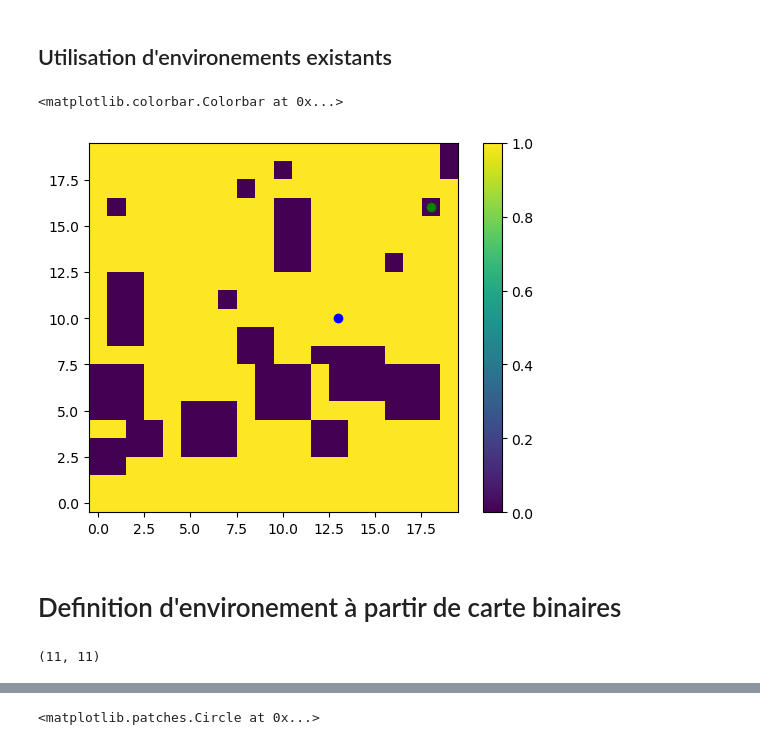
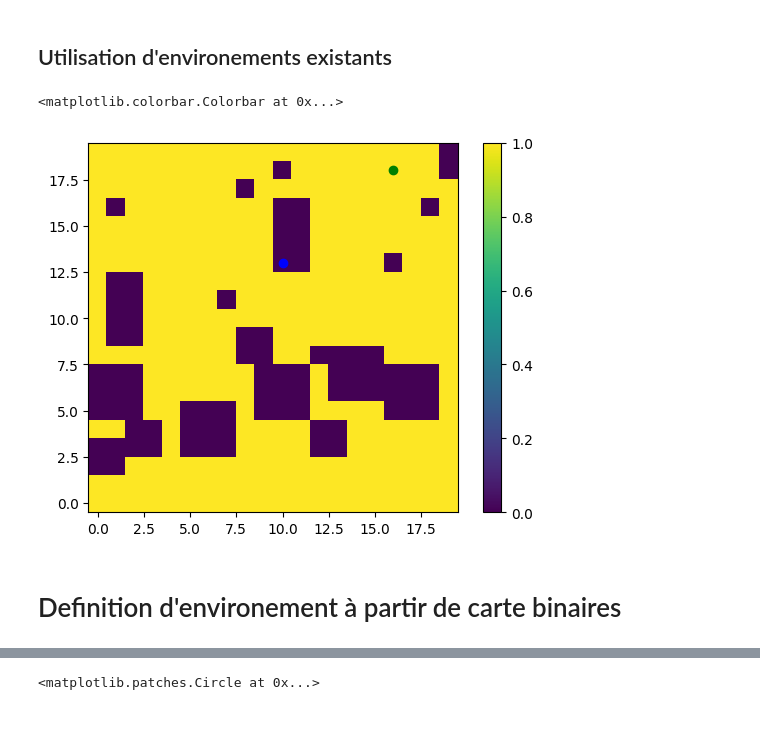
Before and after one commit to rcremese/snake-ai, a Jupyter notebook: digital_twin_paper.ipynb, the cells around one changed output, grey strips where cells are left out. Drawn from its saved outputs; the diff is of its cells as text; code cells hidden in the pictures.

```diff
--- a/digital_twin_paper.ipynb
+++ b/digital_twin_paper.ipynb
@@ -73,13 +78,13 @@ def apply_dirichlet_2D(A: sp.spmatrix, binary_map: np.ndarray):
 # %%
 env = RandomObstaclesEnv(pixel=1, nb_obs=20, max_obs_size=3)
 env.reset()
 plt.imshow(env._free_position_mask, origin='lower')
-plt.plot(env.goal.y, env.goal.x, 'go')
-plt.plot(env.agent.position.y, env.agent.position.x, 'bo')
+plt.plot(env.goal.x, env.goal.y, 'go')
+plt.plot(env.agent.position.x, env.agent.position.y, 'bo')
 plt.colorbar()
 # %% [output]
 <matplotlib.colorbar.Colorbar at 0x...>
-[figure, old version]
+[figure, new version]
 # %% [markdown]
 # Definition d'environement à partir de carte binaires
 # %%
@@ -97,5 +102,4 @@ binary_map = np.array([
     [0, 0,0,0,0,0,0,0,0,0, 0],
 ])
 binary_map.shape
+x_max, y_max = binary_map.shape
-# %% [output]
-(11, 11)
```
Also changed, not shown: parts of 7 cells of this notebook, 3 other files.
